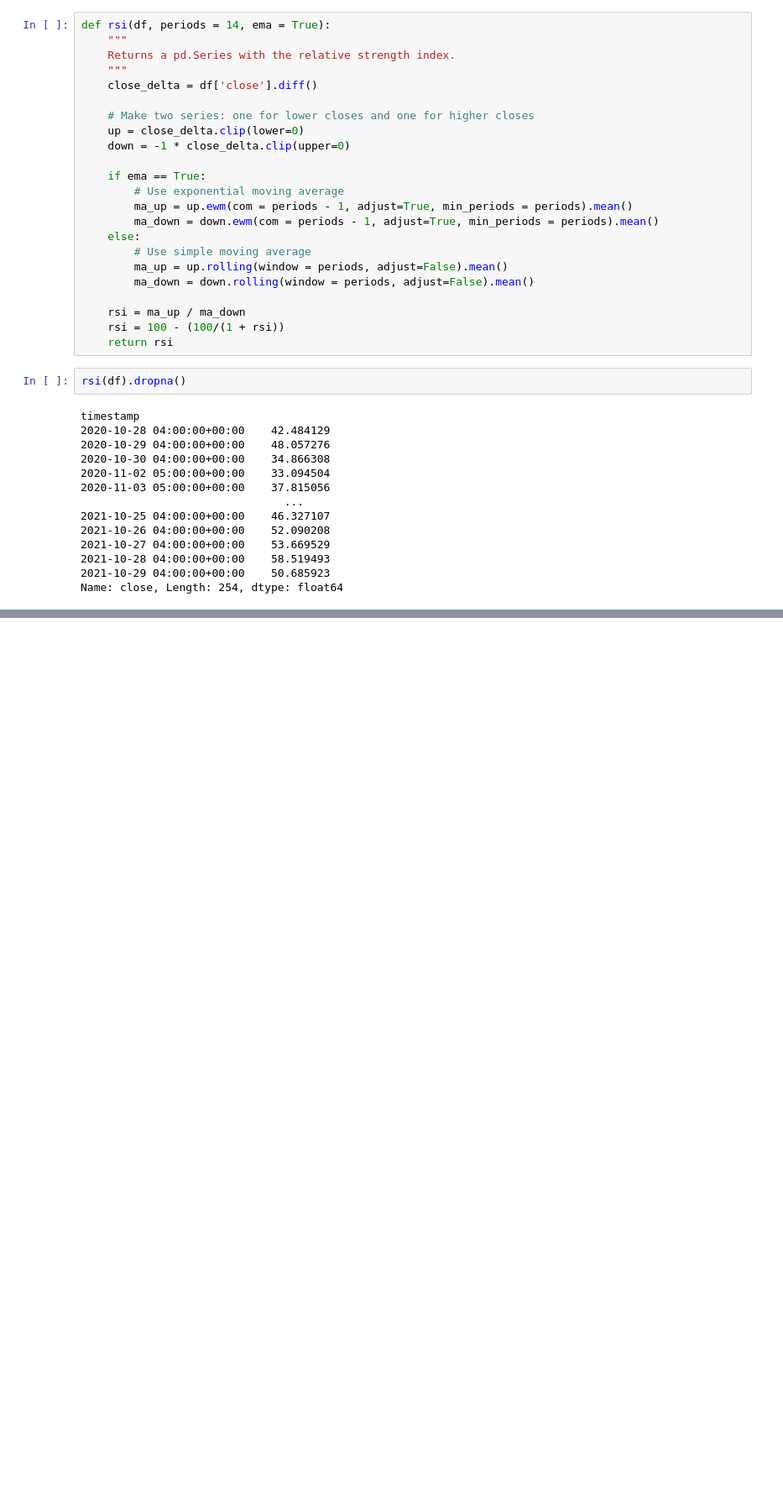
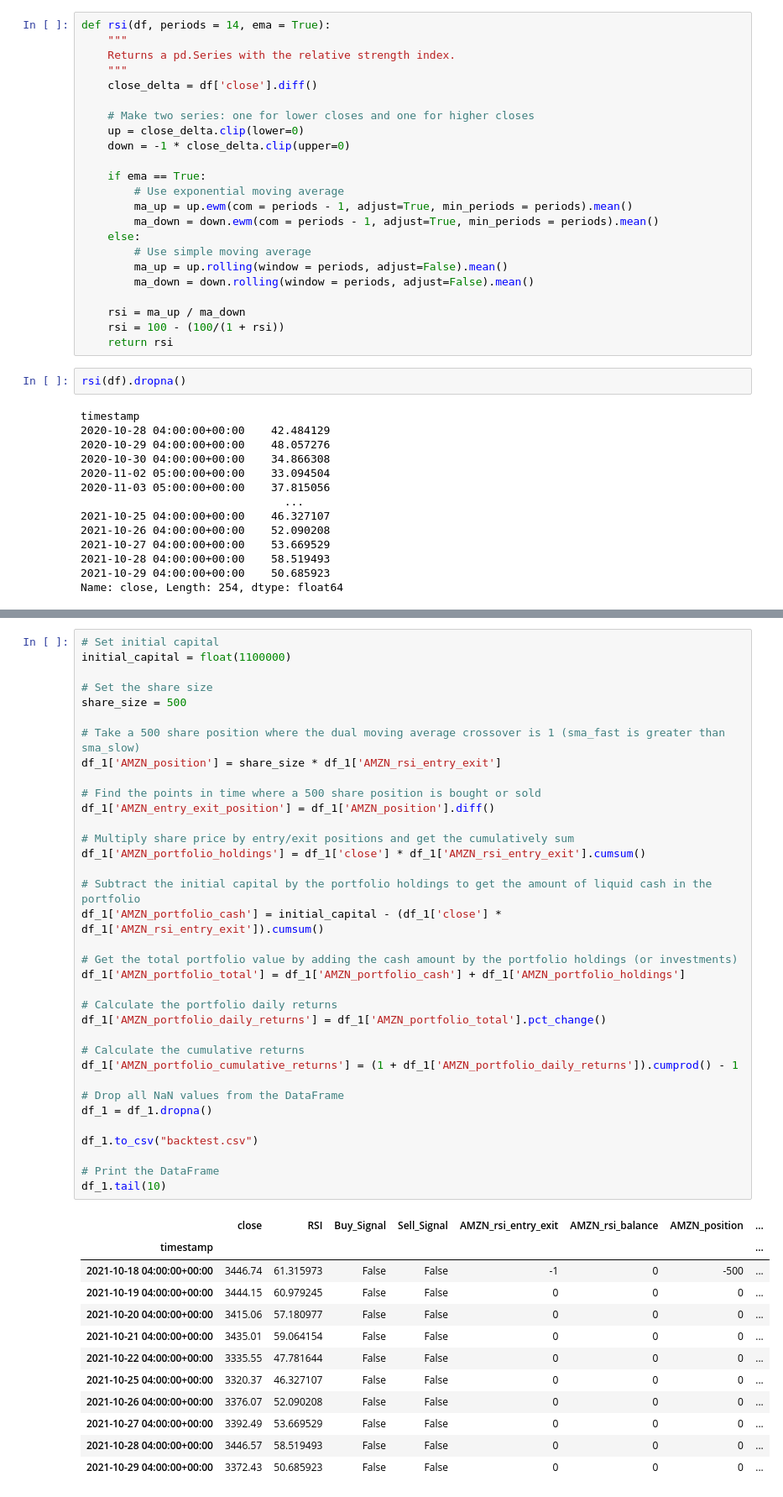
Before and after one commit to tcrevelle/Trading-Dashboard, a Jupyter notebook: rsi_function.ipynb, the cells around one changed output, grey strips where cells are left out. Shown at 84% size. Drawn from its saved outputs; the diff is of its cells as text; blank space fills up the shorter version.

```diff
--- a/rsi_function.ipynb
+++ b/rsi_function.ipynb
@@ -95,0 +173,48 @@ Name: close, Length: 254, dtype: float64
+# %%
+# Set initial capital
+initial_capital = float(1100000)
+
+# Set the share size
+share_size = 500
+
+# Take a 500 share position where the dual moving average crossover is 1 (sma_fast is greater than sma_slow)
+df_1['AMZN_position'] = share_size * df_1['AMZN_rsi_entry_exit']
+
+# Find the points in time where a 500 share position is bought or sold
+df_1['AMZN_entry_exit_position'] = df_1['AMZN_position'].diff()
+
+# Multiply share price by entry/exit positions and get the cumulatively sum
+df_1['AMZN_portfolio_holdings'] = df_1['close'] * df_1['AMZN_rsi_entry_exit'].cumsum()
+
+# Subtract the initial capital by the portfolio holdings to get the amount of liquid cash in the portfolio
+df_1['AMZN_portfolio_cash'] = initial_capital - (df_1['close'] * df_1['AMZN_rsi_entry_exit']).cumsum()
+
+# Get the total portfolio value by adding the cash amount by the portfolio holdings (or investments)
+df_1['AMZN_portfolio_total'] = df_1['AMZN_portfolio_cash'] + df_1['AMZN_portfolio_holdings']
+
+# Calculate the portfolio daily returns
+df_1['AMZN_portfolio_daily_returns'] = df_1['AMZN_portfolio_total'].pct_change()
+
+# Calculate the cumulative returns
+df_1['AMZN_portfolio_cumulative_returns'] = (1 + df_1['AMZN_portfolio_daily_returns']).cumprod() - 1
+
+# Drop all NaN values from the DataFrame
+df_1 = df_1.dropna()
+
+df_1.to_csv("backtest.csv")
+
+# Print the DataFrame
+df_1.tail(10)
+# %% [output]
+|  | close | RSI | Buy_Signal | Sell_Signal | AMZN_rsi_entry_exit | AMZN_rsi_balance | AMZN_position | ... |
+| timestamp |  |  |  |  |  |  |  | ... |
+| 2021-10-18 04:00:00+00:00 | 3446.74 | 61.315973 | False | False | -1 | 0 | -500 | ... |
+| 2021-10-19 04:00:00+00:00 | 3444.15 | 60.979245 | False | False | 0 | 0 | 0 | ... |
+| 2021-10-20 04:00:00+00:00 | 3415.06 | 57.180977 | False | False | 0 | 0 | 0 | ... |
+| 2021-10-21 04:00:00+00:00 | 3435.01 | 59.064154 | False | False | 0 | 0 | 0 | ... |
+| 2021-10-22 04:00:00+00:00 | 3335.55 | 47.781644 | False | False | 0 | 0 | 0 | ... |
+| 2021-10-25 04:00:00+00:00 | 3320.37 | 46.327107 | False | False | 0 | 0 | 0 | ... |
+| 2021-10-26 04:00:00+00:00 | 3376.07 | 52.090208 | False | False | 0 | 0 | 0 | ... |
+| 2021-10-27 04:00:00+00:00 | 3392.49 | 53.669529 | False | False | 0 | 0 | 0 | ... |
+| 2021-10-28 04:00:00+00:00 | 3446.57 | 58.519493 | False | False | 0 | 0 | 0 | ... |
+| 2021-10-29 04:00:00+00:00 | 3372.43 | 50.685923 | False | False | 0 | 0 | 0 | ... |
```
Also changed, not shown: parts of 7 cells of this notebook.
